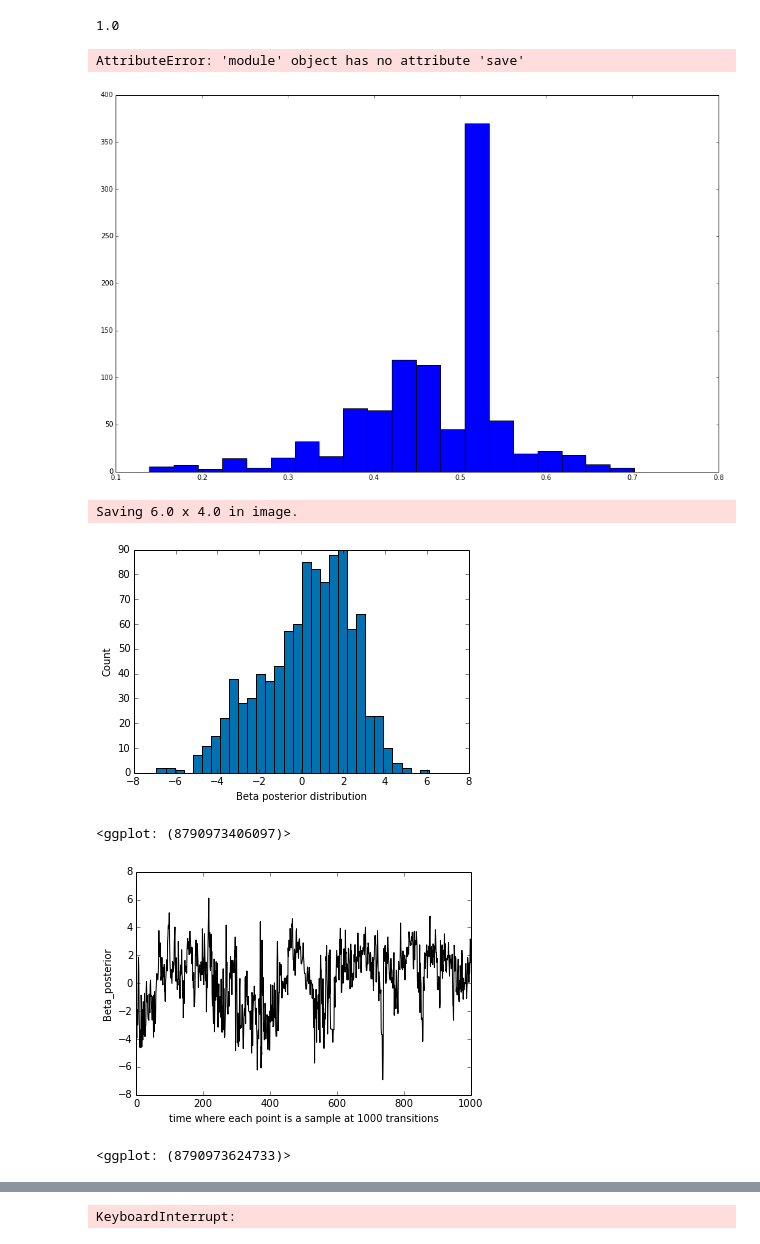
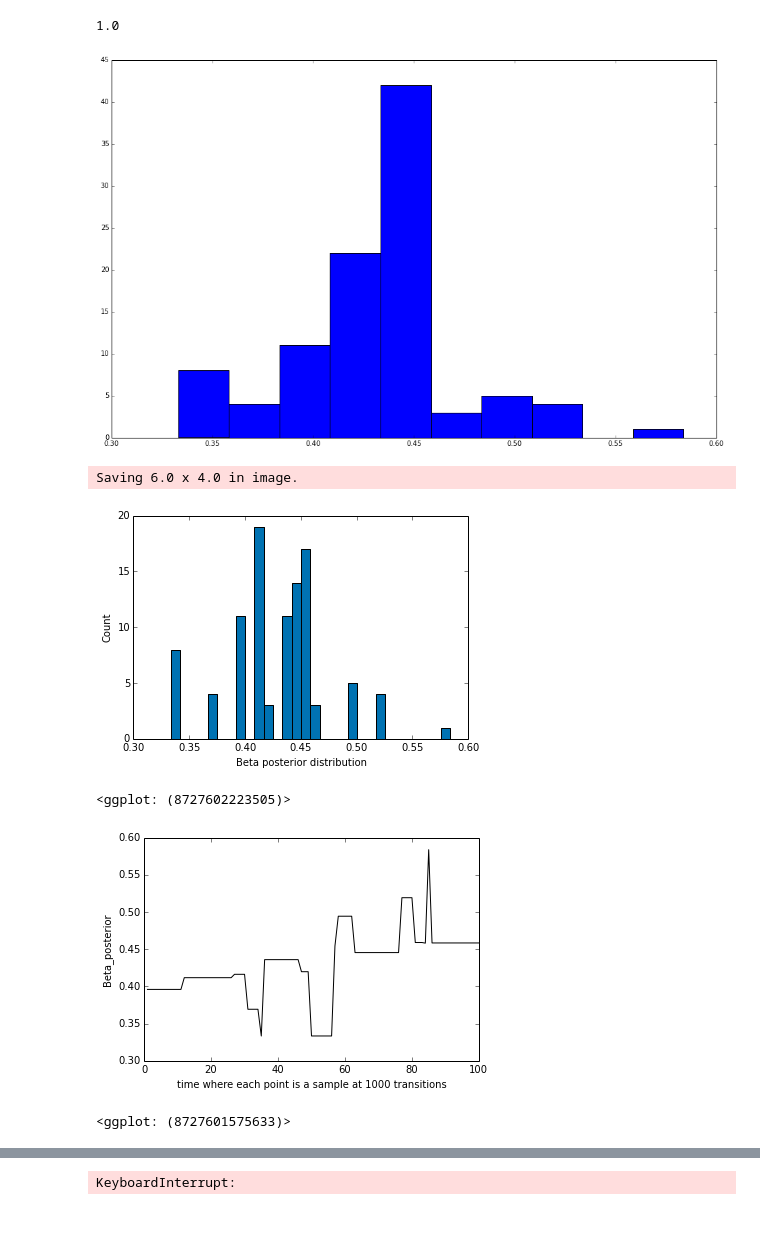
Before and after one commit to ap728/ppl-hormones, a Jupyter notebook: src/main.ipynb, the cells around one changed output, grey strips where cells are left out. Saved outputs shown, nothing was run; the diff lists cells and outputs as text; code cells hidden in the pictures.

```diff
--- a/src/main.ipynb
+++ b/src/main.ipynb
@@ -63,21 +63,21 @@ v.sample('(cluster_membership 0)')
 
 X_1 = np.random.gamma(1, 1, 20)
 Y_1 = -0.4 + 0.5 * X_1 + 0.0 * X_1 * X_1
-Y_1 += 0.1 * np.random.randn(*X_1.shape)
+Y_1 += 0.5 * np.random.randn(*X_1.shape)
 
 X_2 = np.random.gamma(1, 1, 10)
 Y_2 = +3 + 0.5 * X_2
-Y_2 += 0.1 * np.random.randn(*X_2.shape)
+Y_2 += 0.5 * np.random.randn(*X_2.shape)
 
 X_3 = np.random.gamma(1, 1, 25)
 Y_3 = +0.7 + 0.5 * X_3
-Y_3 += 0.1 * np.random.randn(*X_3.shape)
+Y_3 += 0.5 * np.random.randn(*X_3.shape)
 
 X = np.concatenate((X_1, X_2, X_3))
 Y = np.concatenate((Y_1, Y_2, Y_3))
 # %%
 # Read in CSV data
 
-mydata = pd.read_csv("for_python.csv", header=0) #python starts counting at zero
-X = mydata['mynewdata.FAI']
-Y = mydata['mynewdata.AQ']
+# mydata = pd.read_csv("for_python.csv", header=0) #python starts counting at zero
+# X = mydata['mynewdata.FAI']
+# Y = mydata['mynewdata.AQ']
@@ -184,9 +184,10 @@ array([ 0.,  0.,  0.,  0.,  0.,  0.,  1.,  1.,  0.,  0.,  0.,  1.,  1.,
 # %%
 # Sample the parameters and draw a picture
 
+cluster_iterations = 100
 samples = list()
 
-for _ in range(100):
+for _ in range(cluster_iterations):
 
     v.infer(100)
 
@@ -196,28 +197,19 @@ for _ in range(100):
 
     samples.append(len(cluster_numbers))
 
-# data = np.random.randint(0, 10, 1000)
-# counts = np.bincount(data)
-
-# # Switching to the OO-interface. You can do all of this with "plt" as well.
-# fig, ax = plt.subplots(figsize=(10,16))
-# ax.bar(range(10), counts, width=0.8, align='center')
-# ax.set(xticks=range(10), xlim=[-1, 10])
-
-# plt.show()
-
-# print(counts)
-
 
 # Plot using matplotlib - histograms for ggplot were unreliable due to strange decision making for binning
+
+# Instead of using histogram, use bar chart after calling np.bincount - more flexible for graphic making
 counts = np.bincount(samples)
 
-print(counts)
 
 plt.clf()
 fig, ax = plt.subplots(figsize=(10,16))
 ax.bar(range(len(counts)), height=counts, width=1, align='center')
 ax.set(xticks=range(10), xlim=[-1, 10])
+plt.xlabel('Number of clusters')
+plt.ylabel('Count')
 plt.savefig('cluster_num_hist.pdf') # must come before plt.show
 plt.show()
 # %% [output]
@@ -322,25 +313,25 @@ np.median(samples)
 # %%
 # Sample the parameters and draw a picture
 
 samples = list()
+beta_iterations = 100
 
-for _ in range(1000):
+for _ in range(beta_iterations):
 
     v.infer(1000)
 
     param_beta = v.sample('beta')
 
     samples.append(param_beta)
 
 fig, ax = plt.subplots(figsize=(16, 10))
 plt.clf()
 
-plt.hist(samples, bins=20)
-plt.save("beta_posterior_hist.pdf")
+plt.hist(samples)
+plt.savefig("beta_posterior_hist.pdf")
 plt.show()
 # %% [output]
-AttributeError: 'module' object has no attribute 'save'
-[figure, old version]
+[figure, new version]
 # %%
 # ggplot
 # Relies on list of samples generated from for loop above
@@ -358,14 +349,30 @@ ggplot.ggsave(p, "beta_posterior_hist.pdf")
 print(p)
 # %% [output]
 Saving 6.0 x 4.0 in image.
-[figure, old version]
+[figure, new version]
-<ggplot: (8790973406097)>
+<ggplot: (8727602223505)>
 # %%
 # Try to get a "trace" of beta values
 
-t = range(1,1001)
+df = pd.DataFrame(samples,  columns=['Beta_posterior'])
+t = range(1,(beta_iterations+1))
 
 df['t'] = t
+
+# Write this trace to file
+
+def next_beta_file_name():
+    num = 1
+    while True:
+        file_name = 'beta_trace%d.csv' % num
+        if not os.path.exists(file_name):
+            return file_name
+        num += 1
+
+
+df.to_csv(next_beta_file_name())
+
+
 
 
 trace = ggplot.ggplot(ggplot.aes(x='t', y='Beta_posterior'), data=df)
@@ -374,8 +381,8 @@ ggplot.xlab("time where each point is a sample at 1000 transitions"))
 
 print(trace)
 # %% [output]
-[figure, old version]
+[figure, new version]
-<ggplot: (8790973624733)>
+<ggplot: (8727601575633)>
 # %%
 # Sample 95% credible interval for beta values
 a = np.percentile(samples, 2.5)
```
Also changed, not shown: parts of 9 cells of this notebook.
